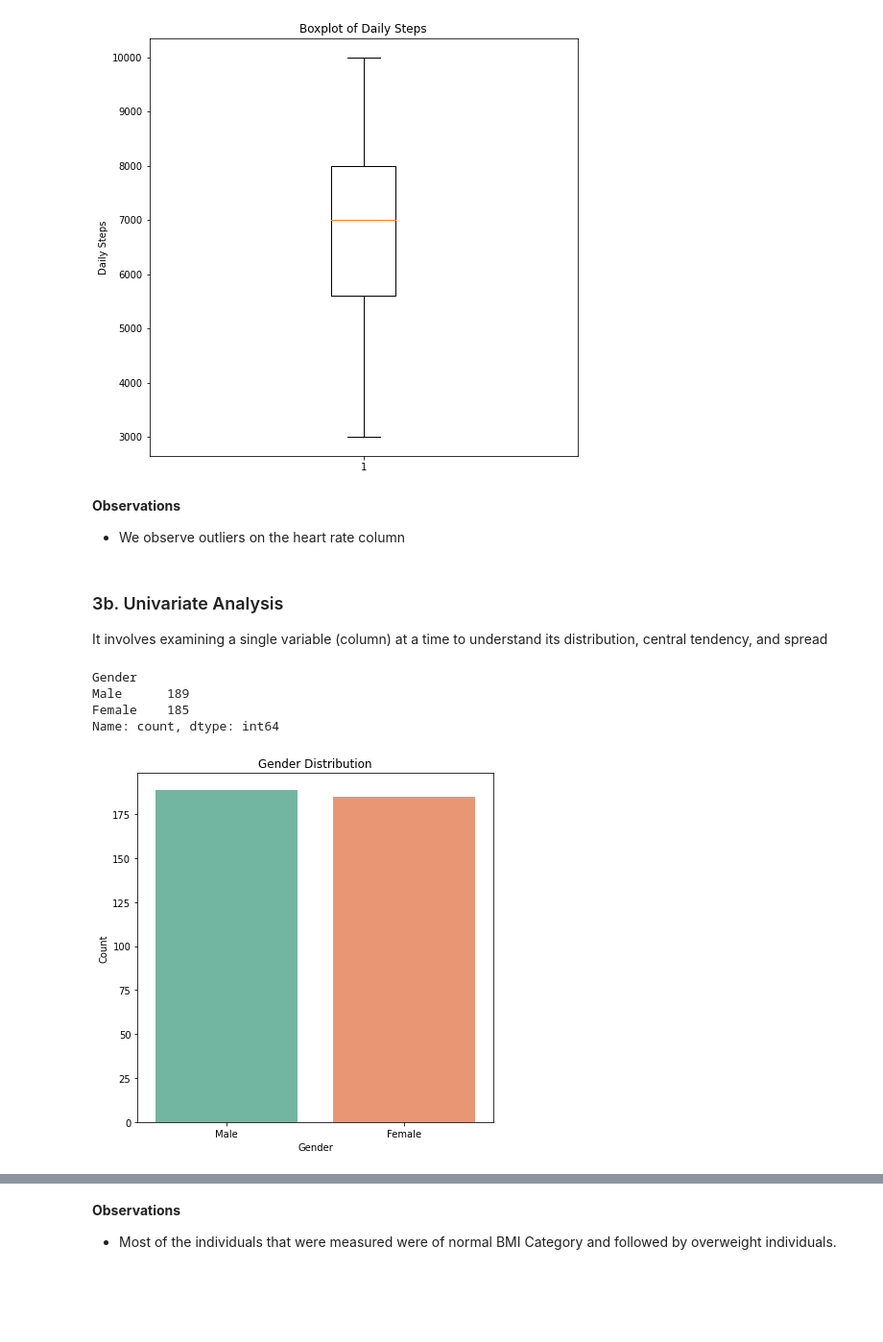
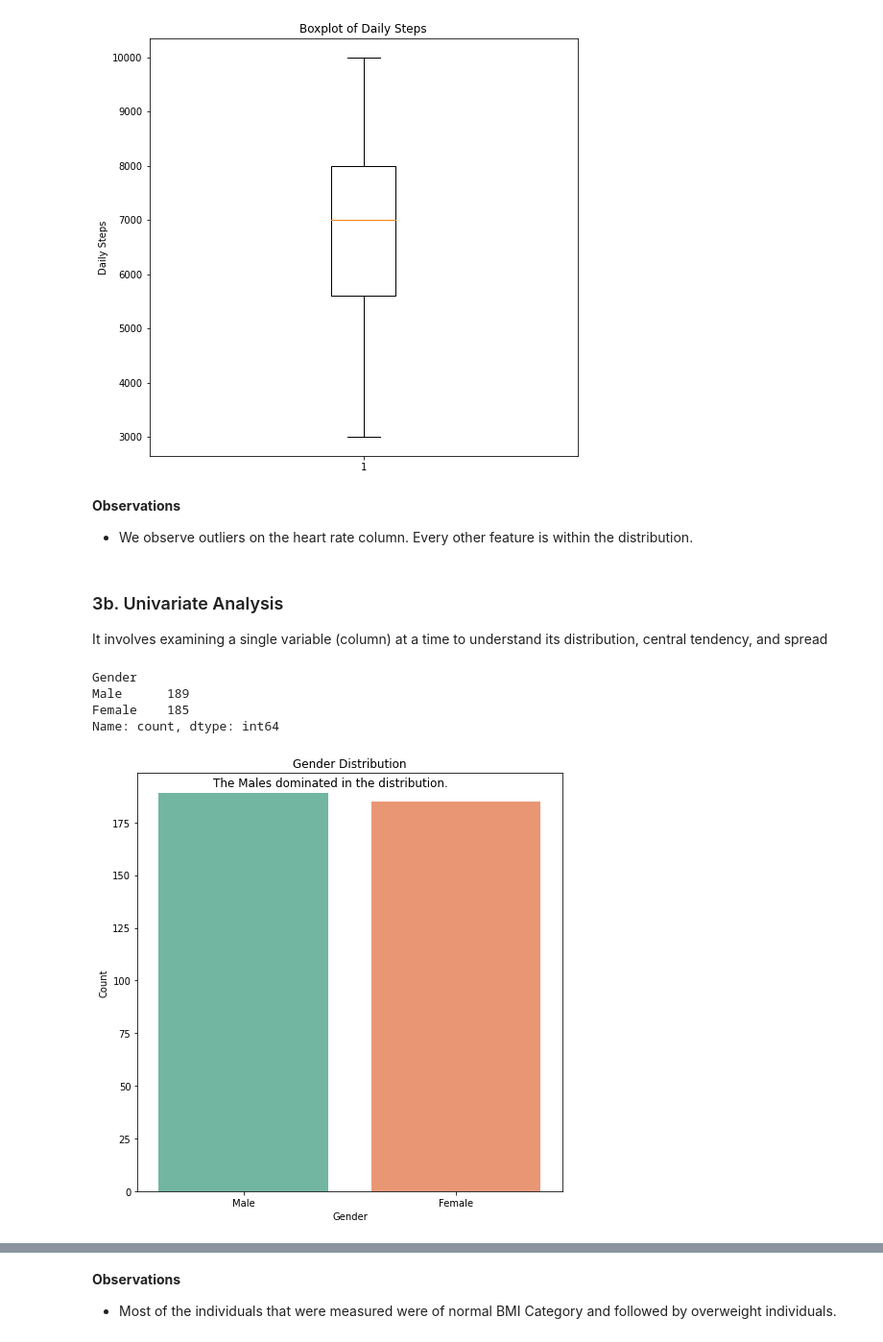
Before and after one commit to jgatharia/Health_and_Sleep_Relation_Project, a Jupyter notebook: health_and_wellness.ipynb, the cells around one changed output, grey strips where cells are left out. Shown at 96% size. Cells and saved outputs as stored; diff of their text form; code cells hidden in the pictures; blank space fills up the shorter version.

```diff
--- a/health_and_wellness.ipynb
+++ b/health_and_wellness.ipynb
@@ -234,25 +234,26 @@ for col in numeric_cols:
 # %% [markdown]
 **Observations**
 
-* We observe outliers on the heart rate column
+* We observe outliers on the heart rate column. Every other feature is within the distribution.
 # %% [markdown]
 ### 3b. Univariate Analysis
 It involves examining a single variable (column) at a time to understand its distribution, central tendency, and spread
 # %%
 #Lets observe the gender distribution
 gender_dist = health_wellness_df['Gender'].value_counts()
 print(gender_dist)
 #Plot the graph
-fig, ax = plt.subplots(figsize=(6, 6))
+fig, ax = plt.subplots(figsize=(7, 7))
 sns.barplot(x=gender_dist.index, y=gender_dist.values, palette="Set2", ax=ax)
 ax.set_title("Gender Distribution")
+fig.text(0.5, 0.92, "The Males dominated in the distribution.", ha='center', fontsize=12)
 ax.set_xlabel("Gender")
 ax.set_ylabel("Count")
 plt.tight_layout()
 plt.show()
 # %% [output]
 Gender
 Male      189
 Female    185
 Name: count, dtype: int64
-[figure, old version]
+[figure, new version]
```
Also changed, not shown: parts of 9 cells of this notebook.
